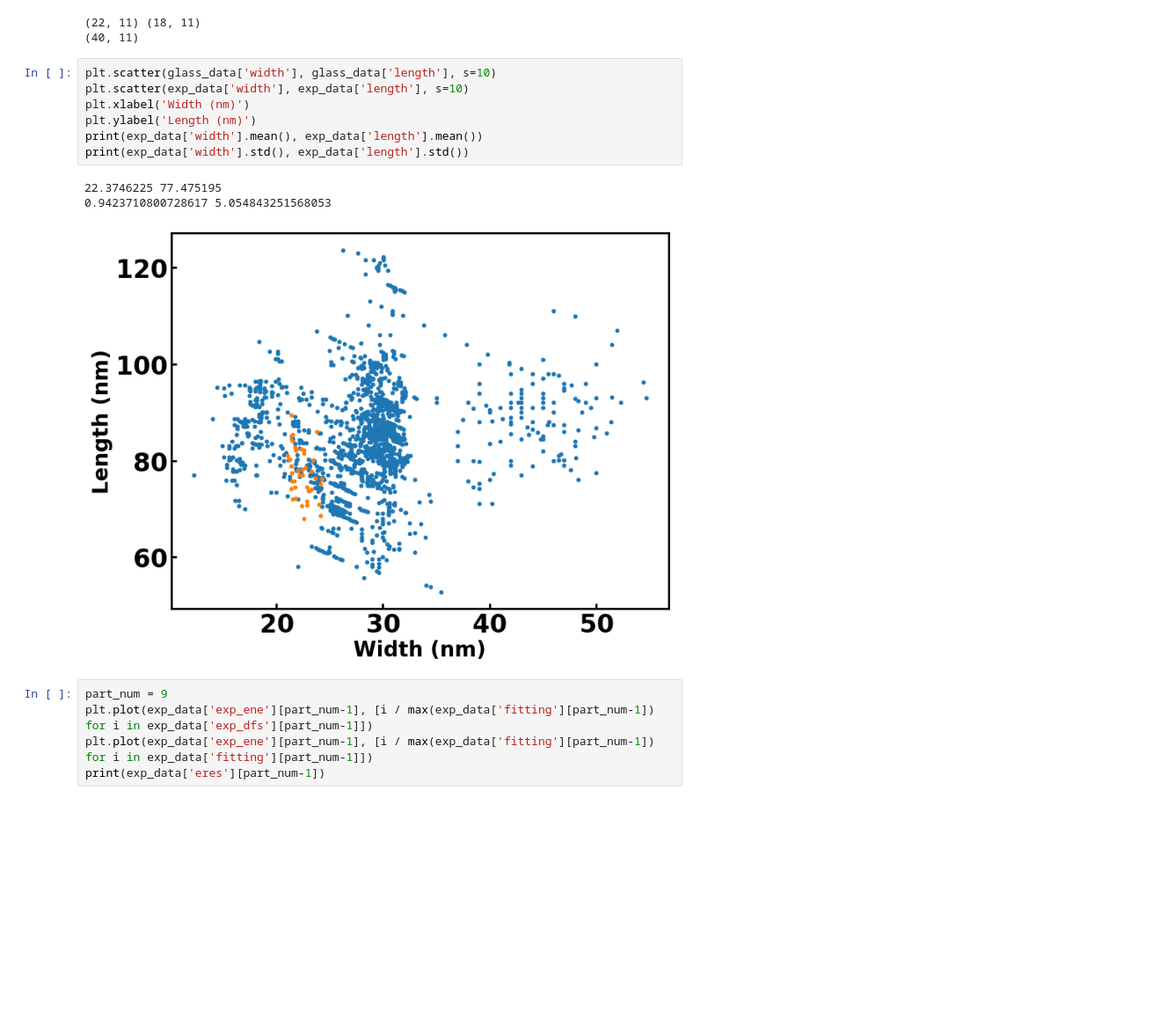
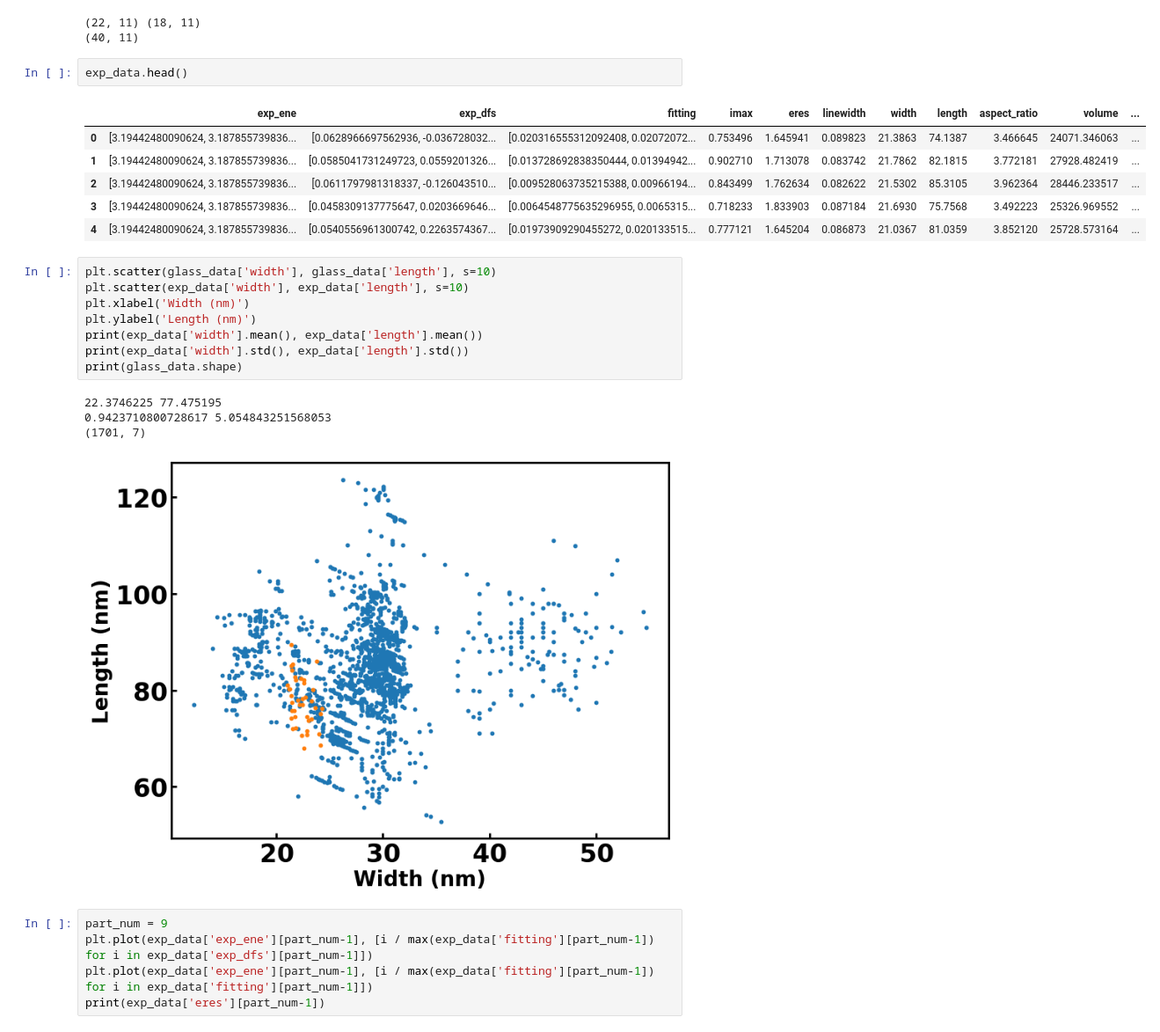
Before and after one commit to SWAN88/AuNR_DA, a Jupyter notebook: 080624_figure4.ipynb, the cells around one changed output. Shown at 88% size. Drawn from its saved outputs; the diff is of its cells as text; blank space fills up the shorter version.

```diff
--- a/080624_figure4.ipynb
+++ b/080624_figure4.ipynb
@@ -109,6 +109,15 @@ print(exp_data.shape)
 # %% [output]
 (22, 11) (18, 11)
 (40, 11)
+# %%
+exp_data.head()
+# %% [output]
+|  | exp_ene | exp_dfs | fitting | imax | eres | linewidth | width | length | aspect_ratio | volume | ... |
+| 0 | [3.19442480090624, 3.187855739836... | [0.0628966697562936, -0.036728032... | [0.020316555312092408, 0.02072072... | 0.753496 | 1.645941 | 0.089823 | 21.3863 | 74.1387 | 3.466645 | 24071.346063 | ... |
+| 1 | [3.19442480090624, 3.187855739836... | [0.0585041731249723, 0.0559201326... | [0.013728692838350444, 0.01394942... | 0.902710 | 1.713078 | 0.083742 | 21.7862 | 82.1815 | 3.772181 | 27928.482419 | ... |
+| 2 | [3.19442480090624, 3.187855739836... | [0.0611797981318337, -0.126043510... | [0.009528063735215388, 0.00966194... | 0.843499 | 1.762634 | 0.082622 | 21.5302 | 85.3105 | 3.962364 | 28446.233517 | ... |
+| 3 | [3.19442480090624, 3.187855739836... | [0.0458309137775647, 0.0203669646... | [0.0064548775635296955, 0.0065315... | 0.718233 | 1.833903 | 0.087184 | 21.6930 | 75.7568 | 3.492223 | 25326.969552 | ... |
+| 4 | [3.19442480090624, 3.187855739836... | [0.0540556961300742, 0.2263574367... | [0.01973909290455272, 0.020133515... | 0.777121 | 1.645204 | 0.086873 | 21.0367 | 81.0359 | 3.852120 | 25728.573164 | ... |
 # %%
 plt.scatter(glass_data['width'], glass_data['length'], s=10)
 plt.scatter(exp_data['width'], exp_data['length'], s=10)
@@ -116,9 +125,11 @@ plt.xlabel('Width (nm)')
 plt.ylabel('Length (nm)')
 print(exp_data['width'].mean(), exp_data['length'].mean())
 print(exp_data['width'].std(), exp_data['length'].std())
+print(glass_data.shape)
 # %% [output]
 22.3746225 77.475195
 0.9423710800728617 5.054843251568053
+(1701, 7)
 [figure]
 # %%
 part_num = 9
```
Also changed, not shown: parts of 4 cells of this notebook, 3 other files.
